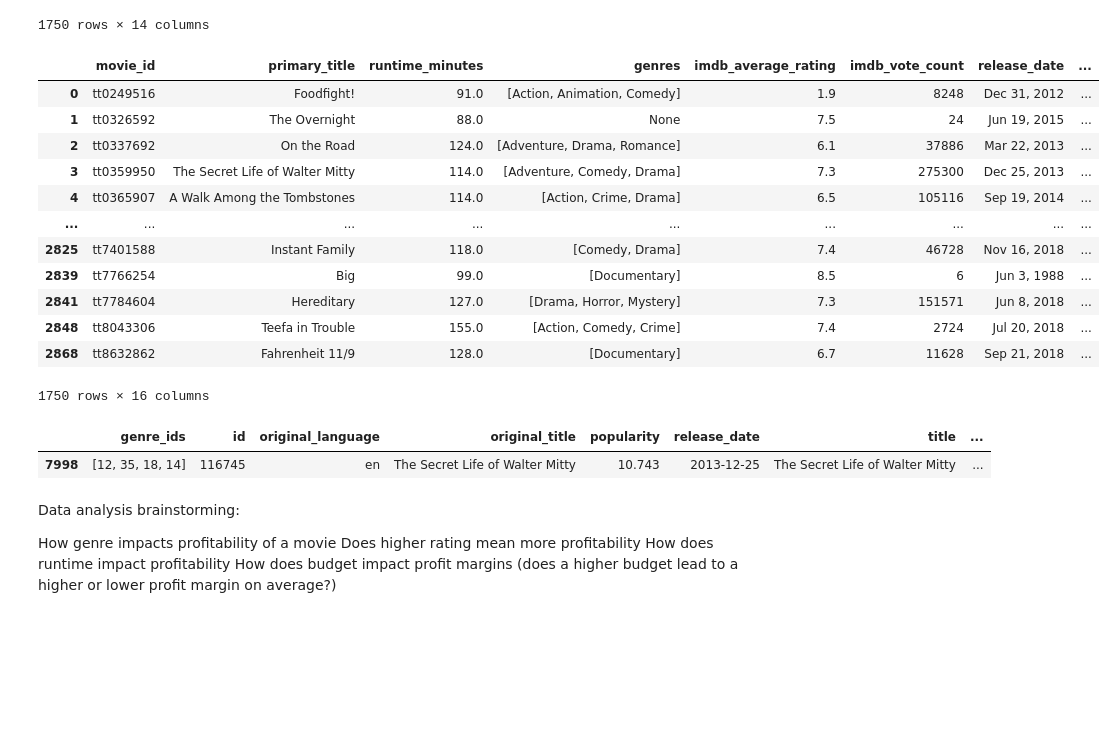
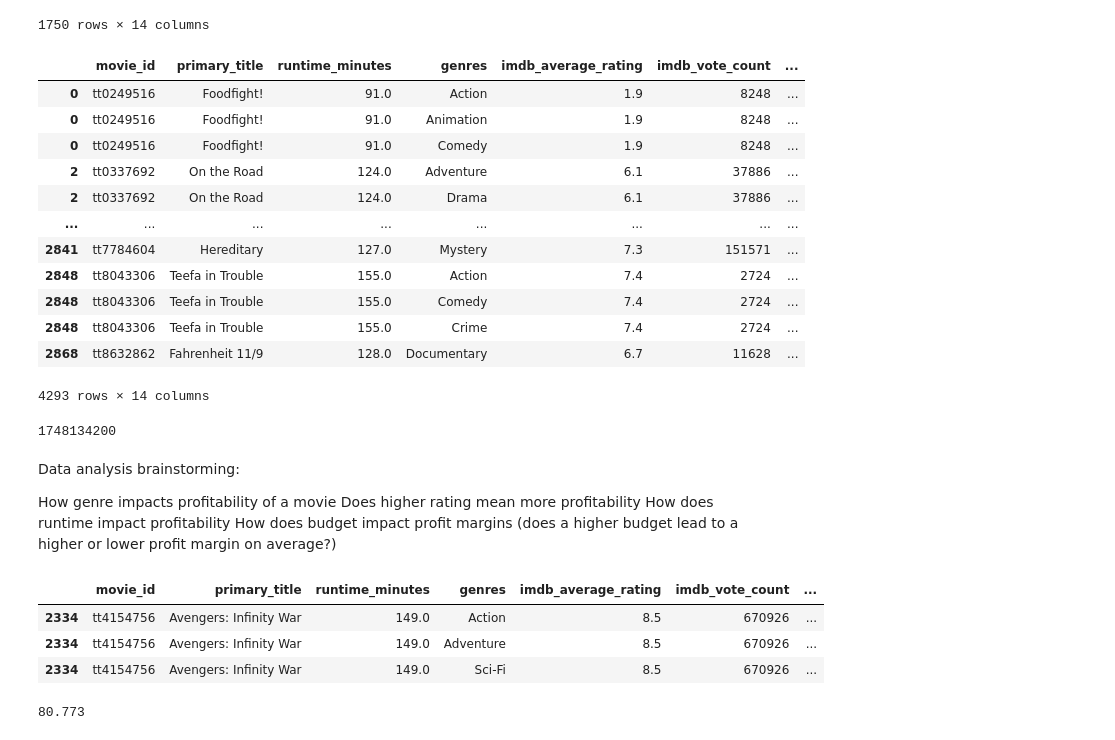
Before and after one commit to abwilliamss/AIAcademy-capstone, a Jupyter notebook: AI Academy - Capstone Project - Rhea.ipynb, the cells around one changed output. Saved outputs shown, nothing was run; the diff lists cells and outputs as text; code cells hidden in the pictures; blank space fills up the shorter version.

```diff
--- a/AI Academy - Capstone Project - Rhea.ipynb
+++ b/AI Academy - Capstone Project - Rhea.ipynb
@@ -41,12 +42,24 @@ pysqldf = lambda q: sqldf(q, globals())
 # %%
+#Joined two tables (movie_basics and movie_ratings) within the SQL dataframe
 joined = pd.read_sql("SELECT * FROM movie_basics mb JOIN movie_ratings mr ON mb.movie_id=mr.movie_id", conn)
 
-q = """SELECT * FROM joined j JOIN movie_budgets mb ON mb.movie=j.primary_title JOIN movies m ON m.original_title=j.original_title"""
+#Joined the previous merged SQL tables to another pandas data frame with the movie title as the identifier
+q = """
+SELECT * FROM joined j
+JOIN movie_budgets mb ON mb.movie=j.primary_title
+JOIN movies m ON m.original_title=j.original_title
+"""
 master_df = pysqldf(q).drop_duplicates(subset='primary_title', keep='first')
 
-new_master_df = master_df.drop(["original_title", "id", "start_year", "movie", "title", "genre_ids", "original_language"], axis=1)
+#Dropping columns that are not relevant for our analysis for a cleaner look
+new_master_df = master_df.drop(["original_title", "id", "start_year", "movie", "title",
+                                "genre_ids", "original_language"], axis=1)
+
+#Renaming columns to differentiate between the two datasets
 new_master_df = new_master_df.rename(columns={"vote_average": "tmdb_vote_average",
-                                              "vote_count": "tmdb_vote_count", "averagerating": "imdb_average_rating", "numvotes": "imdb_vote_count"})
+                                              "vote_count": "tmdb_vote_count", "averagerating": "imdb_average_rating",
+                                              "numvotes": "imdb_vote_count"})
+#Converting genres column into a list
 new_master_df["genres"] = new_master_df["genres"].str.split(',')
 
 new_master_df
@@ -85,28 +100,39 @@ final_master_df
 | 2868 | tt8632862 | Fahrenheit 11/9 | 128.0 | [Documentary] | 6.7 | 11628 | Sep 21, 2018 | ... |
 1750 rows × 14 columns
 # %%
+#Assuming that the production budget includes all the costs of production, we are calculating the net profit from the
+#gross revenue and creating them into two new columns
 final_master_df['domestic_profit'] = final_master_df['domestic_gross'] - final_master_df['production_budget']
 final_master_df['worldwide_profit'] = final_master_df['worldwide_gross'] - final_master_df['production_budget']
-final_master_df
+
+# dropped additional columns and removed null values from genres
+final = final_master_df
+final = final.drop(['release_date'], axis=1)
+final['genres'] = final['genres'].dropna()
+final = final.dropna()
+final.reset_index(drop=True)
+
+#separated the rows to have the list of genres per film be seperated
+final = final.explode('genres')
+final
 # %% [output]
-|  | movie_id | primary_title | runtime_minutes | genres | imdb_average_rating | imdb_vote_count | release_date | ... |
-| 0 | tt0249516 | Foodfight! | 91.0 | [Action, Animation, Comedy] | 1.9 | 8248 | Dec 31, 2012 | ... |
-| 1 | tt0326592 | The Overnight | 88.0 | None | 7.5 | 24 | Jun 19, 2015 | ... |
-| 2 | tt0337692 | On the Road | 124.0 | [Adventure, Drama, Romance] | 6.1 | 37886 | Mar 22, 2013 | ... |
-| 3 | tt0359950 | The Secret Life of Walter Mitty | 114.0 | [Adventure, Comedy, Drama] | 7.3 | 275300 | Dec 25, 2013 | ... |
-| 4 | tt0365907 | A Walk Among the Tombstones | 114.0 | [Action, Crime, Drama] | 6.5 | 105116 | Sep 19, 2014 | ... |
-| ... | ... | ... | ... | ... | ... | ... | ... | ... |
-| 2825 | tt7401588 | Instant Family | 118.0 | [Comedy, Drama] | 7.4 | 46728 | Nov 16, 2018 | ... |
-| 2839 | tt7766254 | Big | 99.0 | [Documentary] | 8.5 | 6 | Jun 3, 1988 | ... |
-| 2841 | tt7784604 | Hereditary | 127.0 | [Drama, Horror, Mystery] | 7.3 | 151571 | Jun 8, 2018 | ... |
-| 2848 | tt8043306 | Teefa in Trouble | 155.0 | [Action, Comedy, Crime] | 7.4 | 2724 | Jul 20, 2018 | ... |
-| 2868 | tt8632862 | Fahrenheit 11/9 | 128.0 | [Documentary] | 6.7 | 11628 | Sep 21, 2018 | ... |
+|  | movie_id | primary_title | runtime_minutes | genres | imdb_average_rating | imdb_vote_count | ... |
+| 0 | tt0249516 | Foodfight! | 91.0 | Action | 1.9 | 8248 | ... |
+| 0 | tt0249516 | Foodfight! | 91.0 | Animation | 1.9 | 8248 | ... |
+| 0 | tt0249516 | Foodfight! | 91.0 | Comedy | 1.9 | 8248 | ... |
+| 2 | tt0337692 | On the Road | 124.0 | Adventure | 6.1 | 37886 | ... |
+| 2 | tt0337692 | On the Road | 124.0 | Drama | 6.1 | 37886 | ... |
+| ... | ... | ... | ... | ... | ... | ... | ... |
+| 2841 | tt7784604 | Hereditary | 127.0 | Mystery | 7.3 | 151571 | ... |
+| 2848 | tt8043306 | Teefa in Trouble | 155.0 | Action | 7.4 | 2724 | ... |
+| 2848 | tt8043306 | Teefa in Trouble | 155.0 | Comedy | 7.4 | 2724 | ... |
+| 2848 | tt8043306 | Teefa in Trouble | 155.0 | Crime | 7.4 | 2724 | ... |
+| 2868 | tt8632862 | Fahrenheit 11/9 | 128.0 | Documentary | 6.7 | 11628 | ... |
-1750 rows × 16 columns
+4293 rows × 14 columns
 # %%
-movies[movies["original_title"] == "The Secret Life of Walter Mitty"]
+max(final['worldwide_profit'])
 # %% [output]
-|  | genre_ids | id | original_language | original_title | popularity | release_date | title | ... |
-| 7998 | [12, 35, 18, 14] | 116745 | en | The Secret Life of Walter Mitty | 10.743 | 2013-12-25 | The Secret Life of Walter Mitty | ... |
+1748134200
 # %% [markdown]
 Data analysis brainstorming:
 
@@ -114,3 +140,16 @@ How genre impacts profitability of a movie
 Does higher rating mean more profitability
 How does runtime impact profitability
 How does budget impact profit margins (does a higher budget lead to a higher or lower profit margin on average?)
+# %%
+final[final['worldwide_profit'] == 1748134200 ]
+# %% [output]
+|  | movie_id | primary_title | runtime_minutes | genres | imdb_average_rating | imdb_vote_count | ... |
+| 2334 | tt4154756 | Avengers: Infinity War | 149.0 | Action | 8.5 | 670926 | ... |
+| 2334 | tt4154756 | Avengers: Infinity War | 149.0 | Adventure | 8.5 | 670926 | ... |
+| 2334 | tt4154756 | Avengers: Infinity War | 149.0 | Sci-Fi | 8.5 | 670926 | ... |
+# %%
+max(final['popularity'])
+
+#the highest popularity rating was given to the movie that made the highest worldwide profit
+# %% [output]
+80.773
```
Also changed, not shown: parts of 18 cells of this notebook.
